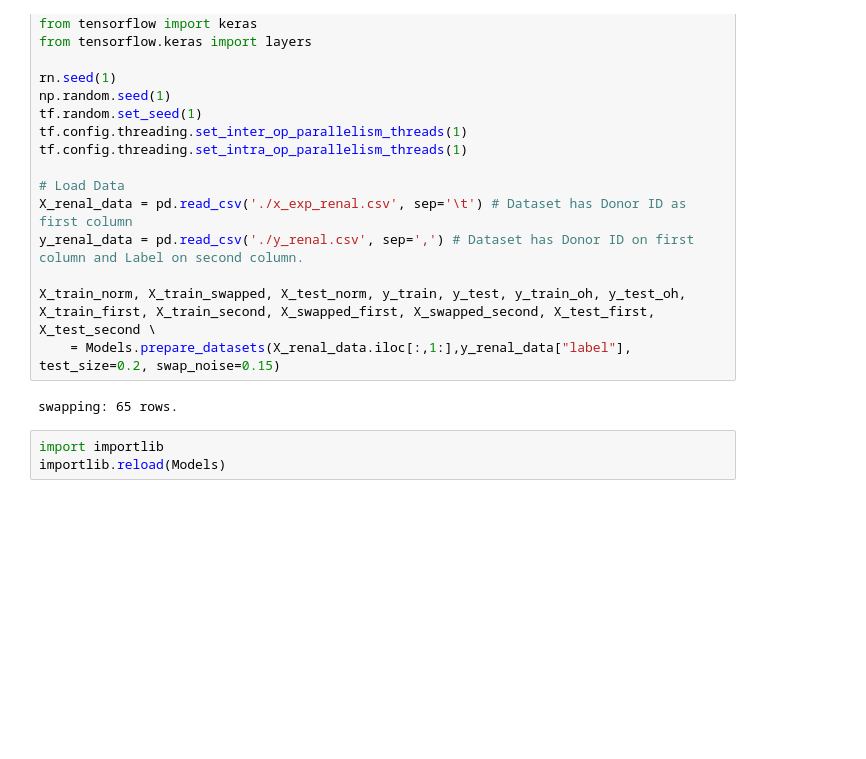
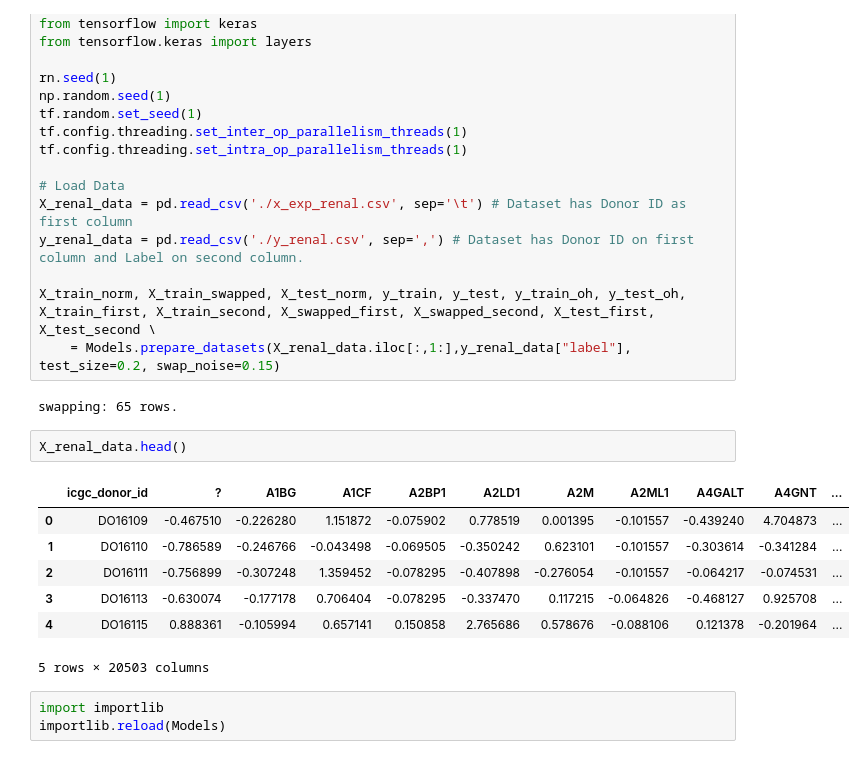
Before and after one commit to TomasSuarezL/oss-stage-2019, a Jupyter notebook: Singleomic Dataset/Singleomic_Multi_Denoising_AE.ipynb, the cells around one changed output. Saved outputs shown, nothing was run; the diff lists cells and outputs as text; blank space fills up the shorter version.

```diff
--- a/Singleomic Dataset/Singleomic_Multi_Denoising_AE.ipynb
+++ b/Singleomic Dataset/Singleomic_Multi_Denoising_AE.ipynb
@@ -23,6 +23,16 @@ X_train_norm, X_train_swapped, X_test_norm, y_train, y_test, y_train_oh, y_test_
     = Models.prepare_datasets(X_renal_data.iloc[:,1:],y_renal_data["label"], test_size=0.2, swap_noise=0.15)
 # %% [output]
 swapping: 65 rows.
+# %%
+X_renal_data.head()
+# %% [output]
+|  | icgc_donor_id | ? | A1BG | A1CF | A2BP1 | A2LD1 | A2M | A2ML1 | A4GALT | A4GNT | ... |
+| 0 | DO16109 | -0.467510 | -0.226280 | 1.151872 | -0.075902 | 0.778519 | 0.001395 | -0.101557 | -0.439240 | 4.704873 | ... |
+| 1 | DO16110 | -0.786589 | -0.246766 | -0.043498 | -0.069505 | -0.350242 | 0.623101 | -0.101557 | -0.303614 | -0.341284 | ... |
+| 2 | DO16111 | -0.756899 | -0.307248 | 1.359452 | -0.078295 | -0.407898 | -0.276054 | -0.101557 | -0.064217 | -0.074531 | ... |
+| 3 | DO16113 | -0.630074 | -0.177178 | 0.706404 | -0.078295 | -0.337470 | 0.117215 | -0.064826 | -0.468127 | 0.925708 | ... |
+| 4 | DO16115 | 0.888361 | -0.105994 | 0.657141 | 0.150858 | 2.765686 | 0.578676 | -0.088106 | 0.121378 | -0.201964 | ... |
+5 rows × 20503 columns
 # %%
 import importlib
 importlib.reload(Models)
```
Also changed, not shown: parts of 2 cells of this notebook, 10 other files.
